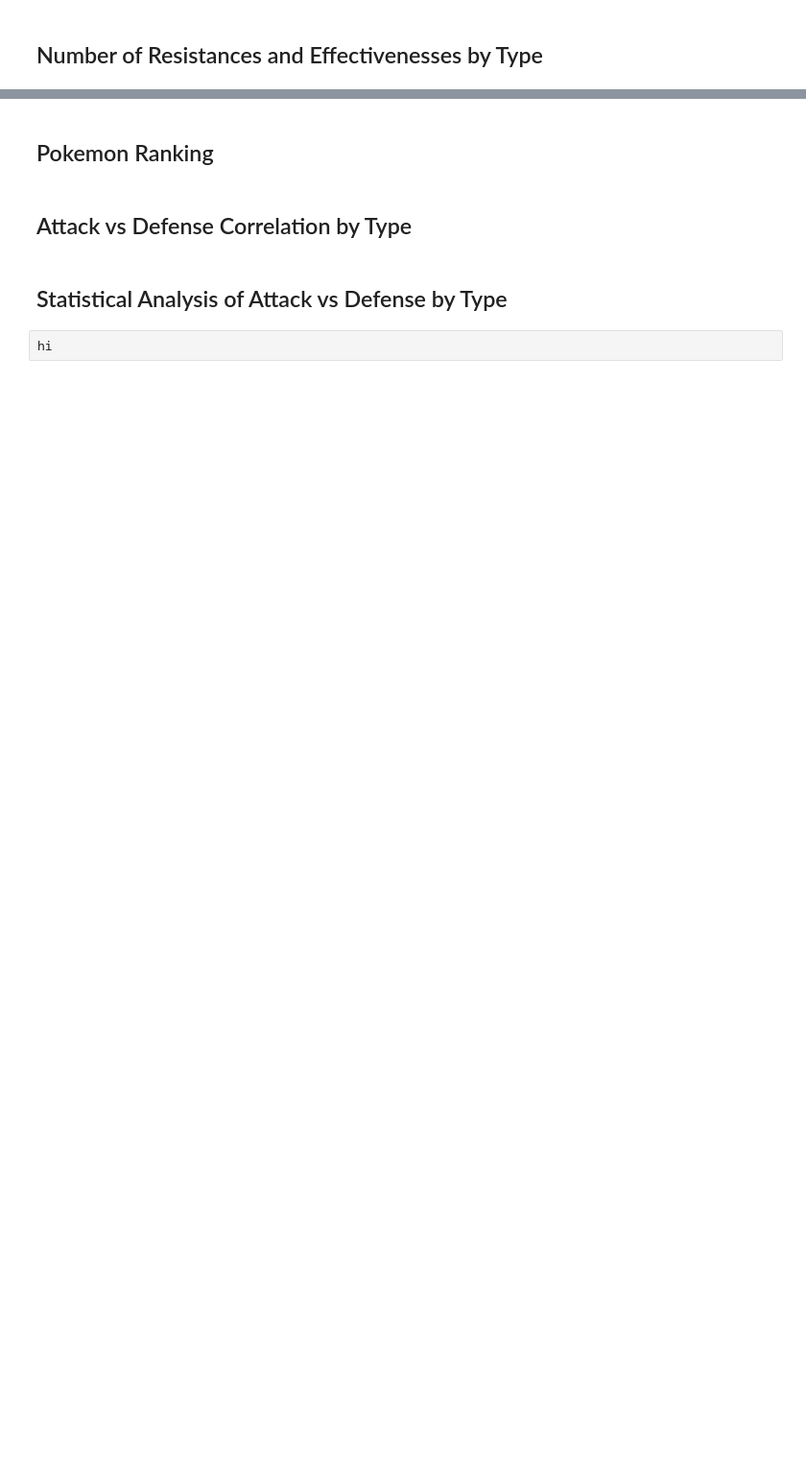
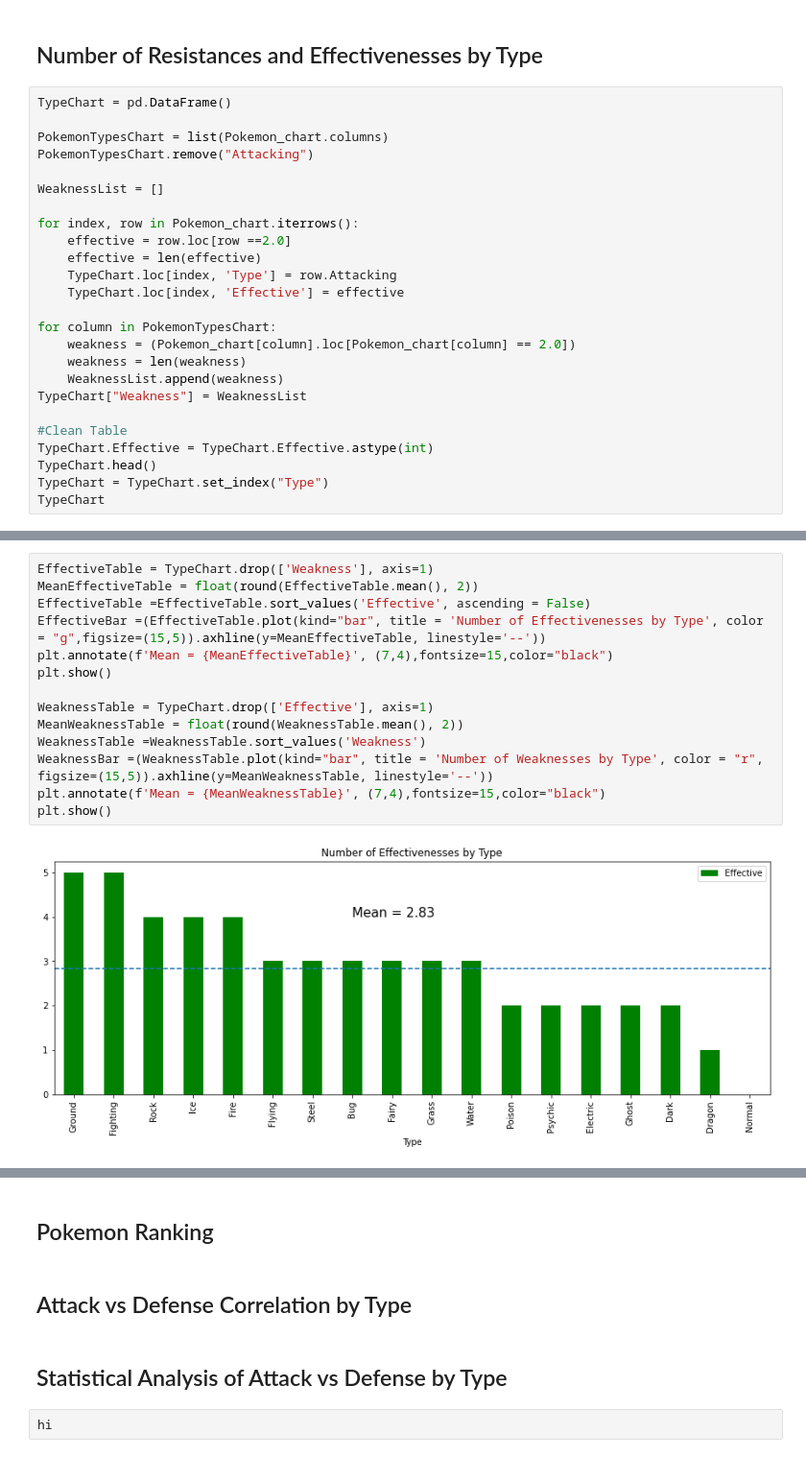
Before and after one commit to Heyitskochi/PokeAnalyzer, a Jupyter notebook: Main.ipynb, the cells around one changed output, grey strips where cells are left out. Shown at 96% size. Drawn from its saved outputs; the diff is of its cells as text; blank space fills up the shorter version.

Commit message:
effective and weakness bar graphs finished and random poke generator

```diff
--- a/Main.ipynb
+++ b/Main.ipynb
@@ -31,2 +56,27 @@ Pokemon_data
 # %% [markdown]
 ## Number of Resistances and Effectivenesses by Type
+# %%
+TypeChart = pd.DataFrame()
+
+PokemonTypesChart = list(Pokemon_chart.columns)
+PokemonTypesChart.remove("Attacking")
+
+WeaknessList = []
+
+for index, row in Pokemon_chart.iterrows():
+    effective = row.loc[row ==2.0]
+    effective = len(effective)
+    TypeChart.loc[index, 'Type'] = row.Attacking
+    TypeChart.loc[index, 'Effective'] = effective
+
+for column in PokemonTypesChart:
+    weakness = (Pokemon_chart[column].loc[Pokemon_chart[column] == 2.0])
+    weakness = len(weakness)
+    WeaknessList.append(weakness)
+TypeChart["Weakness"] = WeaknessList
+
+#Clean Table
+TypeChart.Effective = TypeChart.Effective.astype(int)
+TypeChart.head()
+TypeChart = TypeChart.set_index("Type")
+TypeChart
@@ -32,0 +102,16 @@ Pokemon_data
+# %%
+EffectiveTable = TypeChart.drop(['Weakness'], axis=1)
+MeanEffectiveTable = float(round(EffectiveTable.mean(), 2))
+EffectiveTable =EffectiveTable.sort_values('Effective', ascending = False)
+EffectiveBar =(EffectiveTable.plot(kind="bar", title = 'Number of Effectivenesses by Type', color = "g",figsize=(15,5)).axhline(y=MeanEffectiveTable, linestyle='--'))
+plt.annotate(f'Mean = {MeanEffectiveTable}', (7,4),fontsize=15,color="black")
+plt.show()
+
+WeaknessTable = TypeChart.drop(['Effective'], axis=1)
+MeanWeaknessTable = float(round(WeaknessTable.mean(), 2))
+WeaknessTable =WeaknessTable.sort_values('Weakness')
+WeaknessBar =(WeaknessTable.plot(kind="bar", title = 'Number of Weaknesses by Type', color = "r", figsize=(15,5)).axhline(y=MeanWeaknessTable, linestyle='--'))
+plt.annotate(f'Mean = {MeanWeaknessTable}', (7,4),fontsize=15,color="black")
+plt.show()
+# %% [output]
+[figure, added]
```
Also changed, not shown: parts of 6 cells of this notebook.
